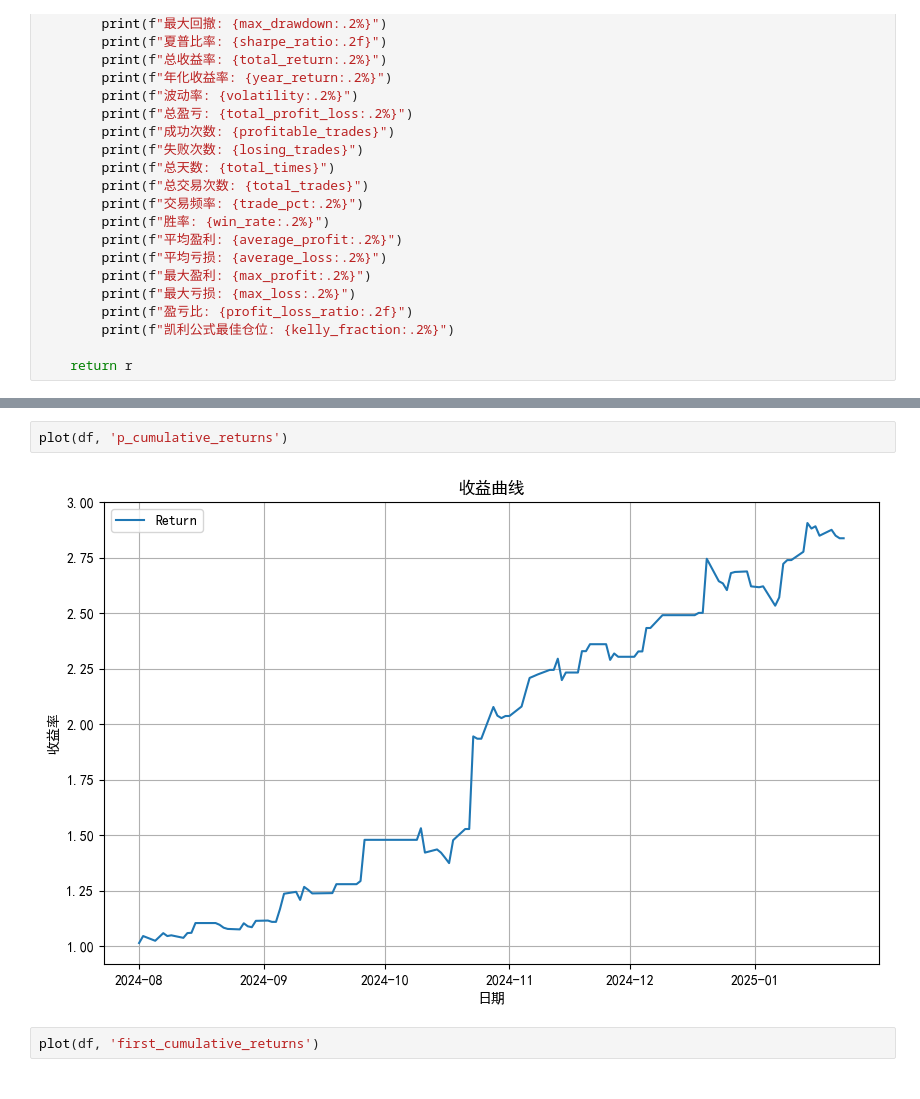
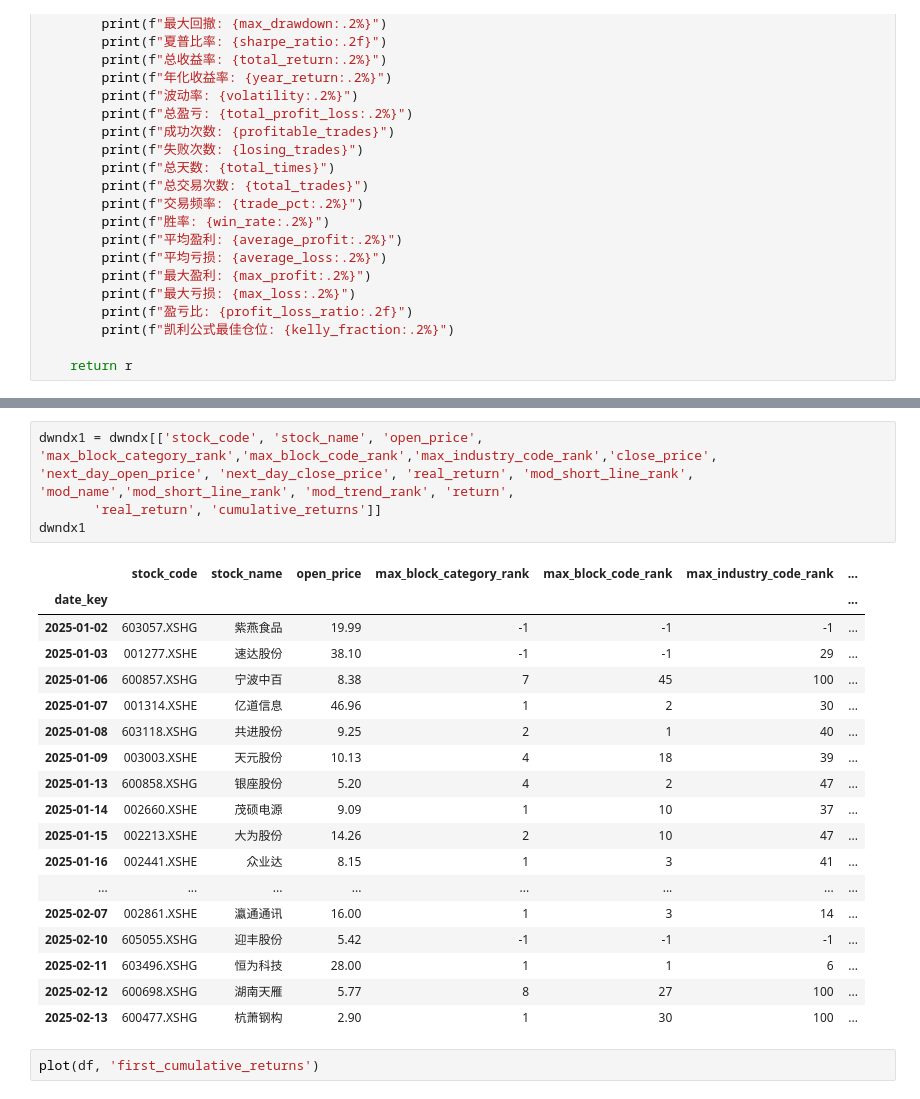
Before and after one commit to wanghw0122/tradeX, a Jupyter notebook: notebook/策略（低位低吸）评估 copy.ipynb, the cells around one changed output, grey strips where cells are left out. Cells and saved outputs as stored; diff of their text form.

```diff
--- a/notebook/策略（低位低吸）评估 copy.ipynb
+++ b/notebook/策略（低位低吸）评估 copy.ipynb
@@ -398,7 +239,26 @@ plot(df, 'cumulative_returns')
-# %%
-plot(df, 'p_cumulative_returns')
-# %% [output]
-[figure, removed]
+# %%
+dwndx1 = dwndx[['stock_code', 'stock_name', 'open_price', 'max_block_category_rank','max_block_code_rank','max_industry_code_rank','close_price', 'next_day_open_price', 'next_day_close_price', 'real_return', 'mod_short_line_rank', 'mod_name','mod_short_line_rank', 'mod_trend_rank', 'return',
+       'real_return', 'cumulative_returns']]
+dwndx1
+# %% [output]
+|  | stock_code | stock_name | open_price | max_block_category_rank | max_block_code_rank | max_industry_code_rank | ... |
+| date_key |  |  |  |  |  |  | ... |
+| 2025-01-02 | 603057.XSHG | 紫燕食品 | 19.99 | -1 | -1 | -1 | ... |
+| 2025-01-03 | 001277.XSHE | 速达股份 | 38.10 | -1 | -1 | 29 | ... |
+| 2025-01-06 | 600857.XSHG | 宁波中百 | 8.38 | 7 | 45 | 100 | ... |
+| 2025-01-07 | 001314.XSHE | 亿道信息 | 46.96 | 1 | 2 | 30 | ... |
+| 2025-01-08 | 603118.XSHG | 共进股份 | 9.25 | 2 | 1 | 40 | ... |
+| 2025-01-09 | 003003.XSHE | 天元股份 | 10.13 | 4 | 18 | 39 | ... |
+| 2025-01-13 | 600858.XSHG | 银座股份 | 5.20 | 4 | 2 | 47 | ... |
+| 2025-01-14 | 002660.XSHE | 茂硕电源 | 9.09 | 1 | 10 | 37 | ... |
+| 2025-01-15 | 002213.XSHE | 大为股份 | 14.26 | 2 | 10 | 47 | ... |
+| 2025-01-16 | 002441.XSHE | 众业达 | 8.15 | 1 | 3 | 41 | ... |
+| ... | ... | ... | ... | ... | ... | ... | ... |
+| 2025-02-07 | 002861.XSHE | 瀛通通讯 | 16.00 | 1 | 3 | 14 | ... |
+| 2025-02-10 | 605055.XSHG | 迎丰股份 | 5.42 | -1 | -1 | -1 | ... |
+| 2025-02-11 | 603496.XSHG | 恒为科技 | 28.00 | 1 | 1 | 6 | ... |
+| 2025-02-12 | 600698.XSHG | 湖南天雁 | 5.77 | 8 | 27 | 100 | ... |
+| 2025-02-13 | 600477.XSHG | 杭萧钢构 | 2.90 | 1 | 30 | 100 | ... |
 # %%
 plot(df, 'first_cumulative_returns')
 # %% [output]
```
Also changed, not shown: parts of 12 cells of this notebook, 3 other files.
